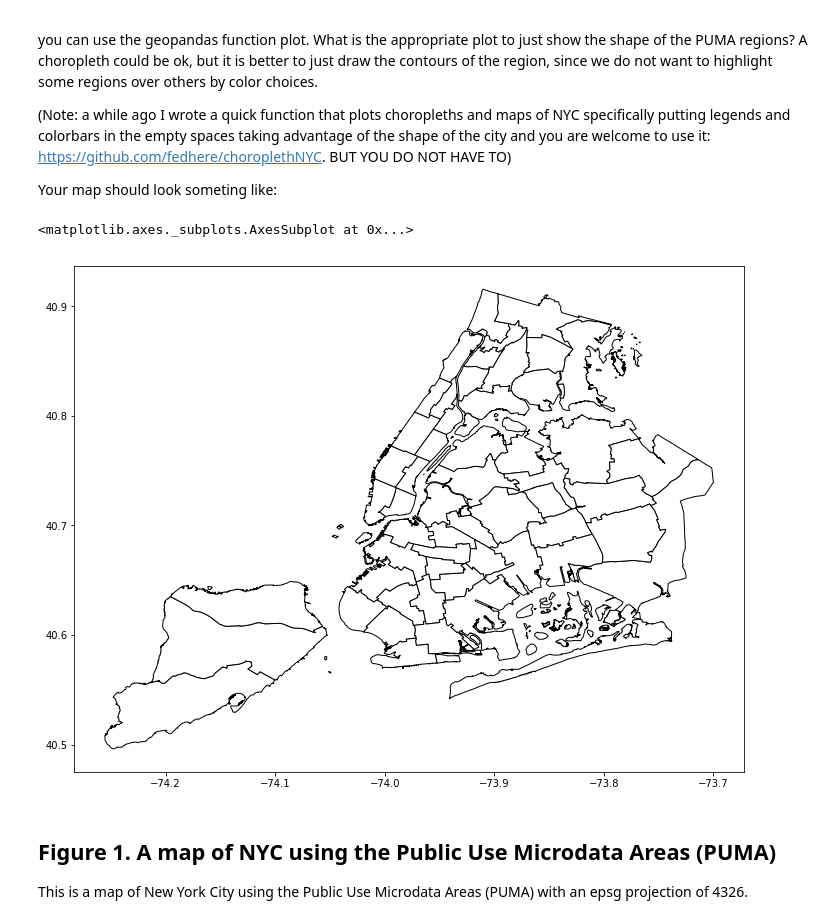
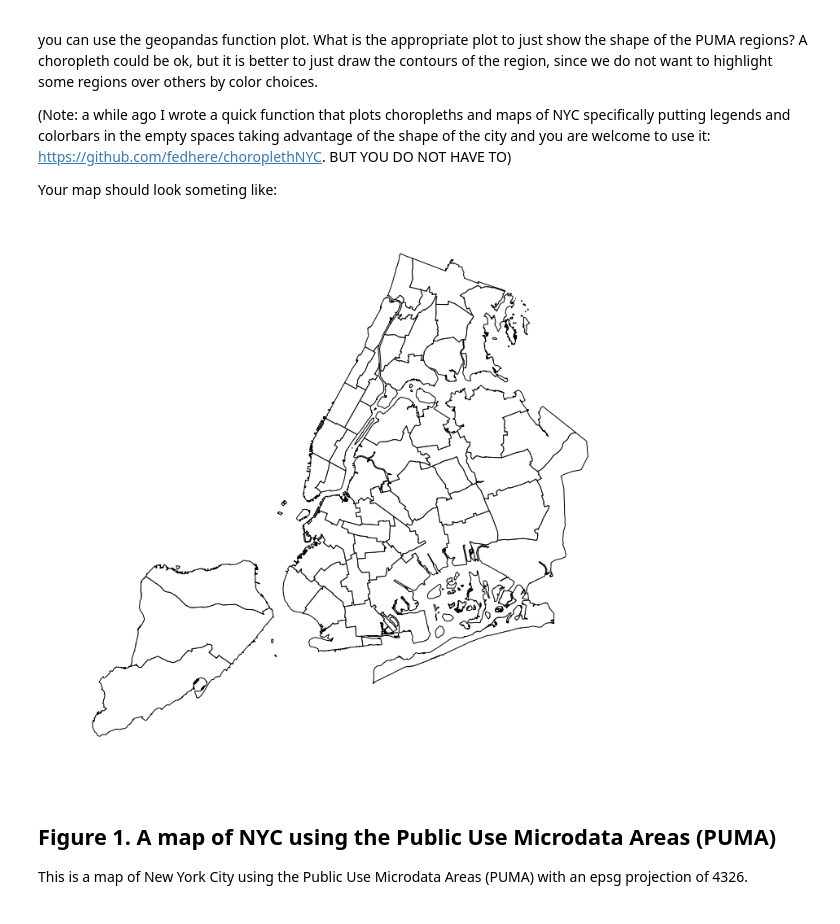
Before and after one commit to qiuyliu/PUI2017_uc288, a Jupyter notebook: HW9_uc288/HW9_Geopandas_Census.ipynb, the cells around one changed output. Drawn from its saved outputs; the diff is of its cells as text; code cells hidden in the pictures.

```diff
--- a/HW9_uc288/HW9_Geopandas_Census.ipynb
+++ b/HW9_uc288/HW9_Geopandas_Census.ipynb
@@ -63,0 +49,12 @@ pumashp = gpd.GeoDataFrame.from_file(PUIdata + '/NYCPUMA/' + shpfile)
+# %%
+if not os.path.isdir(PUIdata + '/NYCPUMA'):
+    print('Download and unzip file...')
+    url = 'https://data.cityofnewyork.us/api/geospatial/cwiz-gcty?method=export&format=Shapefile'
+    urllib.urlretrieve(url, 'NYCPUMA.gz')
+    os.system('unzip NYCPUMA.gz -d ' + PUIdata + '/NYCPUMA')
+
+if os.path.isdir(PUIdata + '/NYCPUMA'):
+    for file in os.listdir(PUIdata + '/NYCPUMA'):
+        if 'shp' in file:
+            print('Shapefile in place..')
+            shpfile = file
@@ -85,10 +86,12 @@ What is the appropriate plot to just show the shape of the PUMA regions? A choro
 Your map should look someting like:
 # %%
 # using the built in plot function as pumashp.plot(pumashp....)
-pumashp.plot(color="white", edgecolor="black", lw=1, figsize=(12,12))
+fig = pl.figure(figsize = (12,12))
+ax = fig.add_subplot(111)
+pumashp.plot(ax=ax, color="white", edgecolor="black", lw=1)
+ax.axis('off');
 # %% [output]
-<matplotlib.axes._subplots.AxesSubplot at 0x...>
-[figure, old version]
+[figure, new version]
 # %% [markdown]
 ## Figure 1. A map of NYC using the Public Use Microdata Areas (PUMA)
 This is a map of New York City using the Public Use Microdata Areas (PUMA) with an epsg projection of 4326.
```
Also changed, not shown: parts of 6 cells of this notebook.
